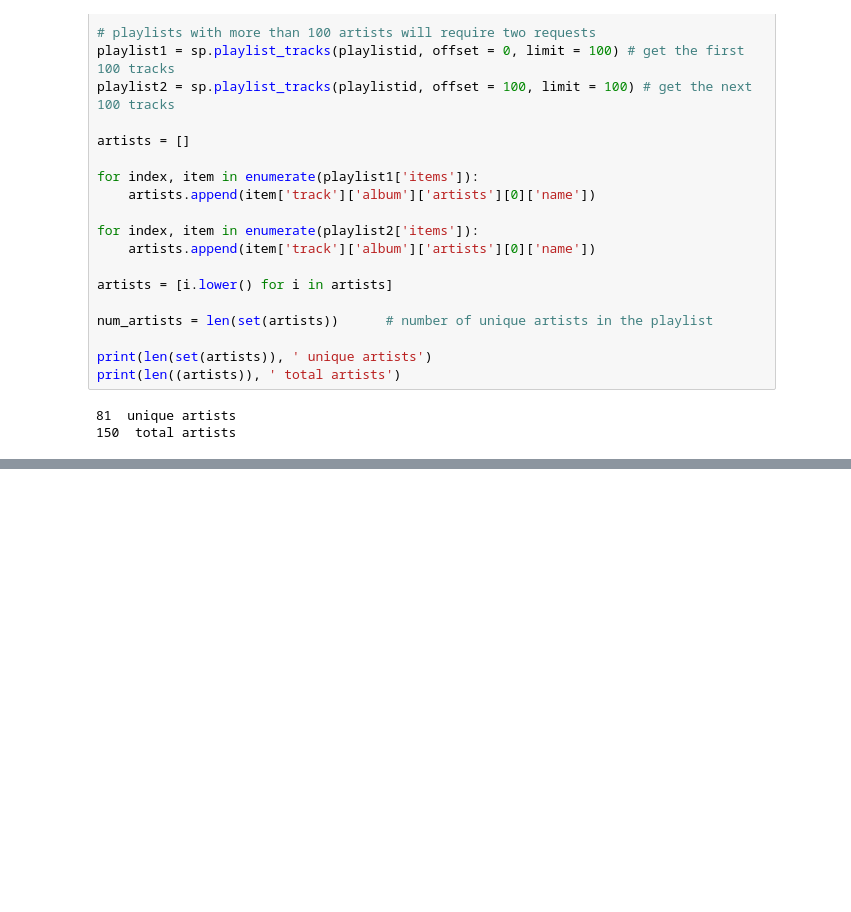
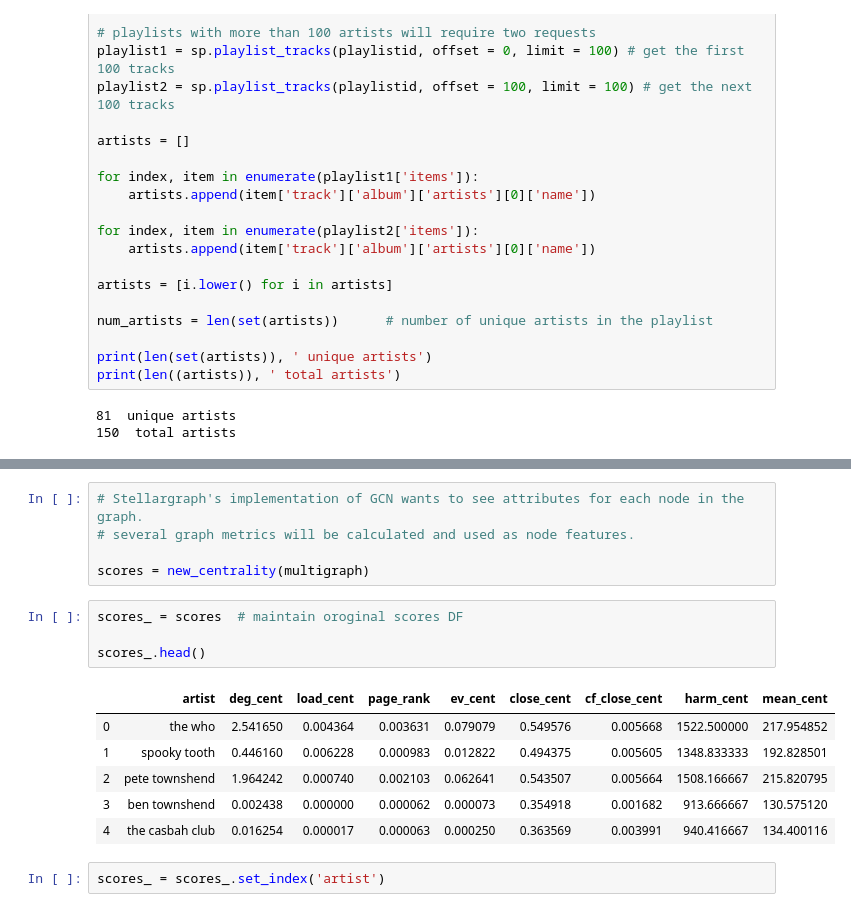
Before and after one commit to jrwaggs/graph_conv_network, a Jupyter notebook: GCN.ipynb, the cells around one changed output, grey strips where cells are left out. Saved outputs shown, nothing was run; the diff lists cells and outputs as text; blank space fills up the shorter version.

```diff
--- a/GCN.ipynb
+++ b/GCN.ipynb
@@ -114,0 +121,18 @@ print(len(multigraph.edges.data()))
+# %%
+# Stellargraph's implementation of GCN wants to see attributes for each node in the graph.
+# several graph metrics will be calculated and used as node features.
+
+scores = new_centrality(multigraph)
+# %%
+scores_ = scores  # maintain oroginal scores DF
+
+scores_.head()
+# %% [output]
+|  | artist | deg_cent | load_cent | page_rank | ev_cent | close_cent | cf_close_cent | harm_cent | mean_cent |
+| 0 | the who | 2.541650 | 0.004364 | 0.003631 | 0.079079 | 0.549576 | 0.005668 | 1522.500000 | 217.954852 |
+| 1 | spooky tooth | 0.446160 | 0.006228 | 0.000983 | 0.012822 | 0.494375 | 0.005605 | 1348.833333 | 192.828501 |
+| 2 | pete townshend | 1.964242 | 0.000740 | 0.002103 | 0.062641 | 0.543507 | 0.005664 | 1508.166667 | 215.820795 |
+| 3 | ben townshend | 0.002438 | 0.000000 | 0.000062 | 0.000073 | 0.354918 | 0.001682 | 913.666667 | 130.575120 |
+| 4 | the casbah club | 0.016254 | 0.000017 | 0.000063 | 0.000250 | 0.363569 | 0.003991 | 940.416667 | 134.400116 |
+# %%
+scores_ = scores_.set_index('artist')
```
Also changed, not shown: parts of 17 cells of this notebook.
